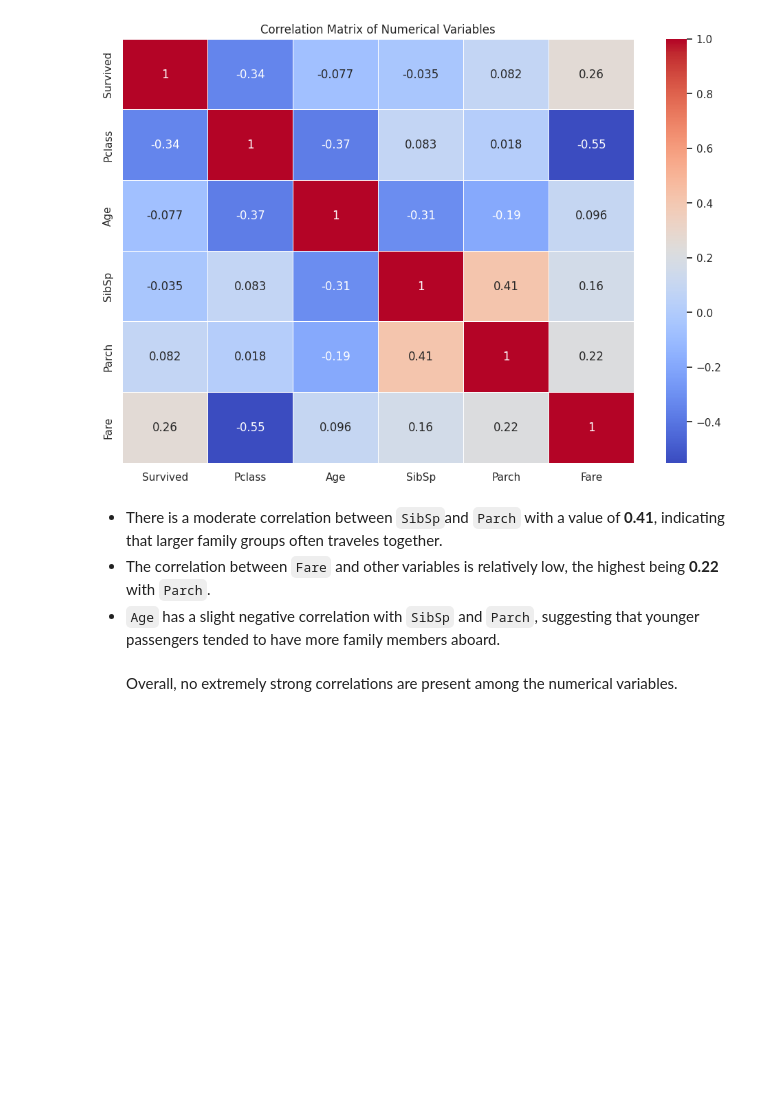
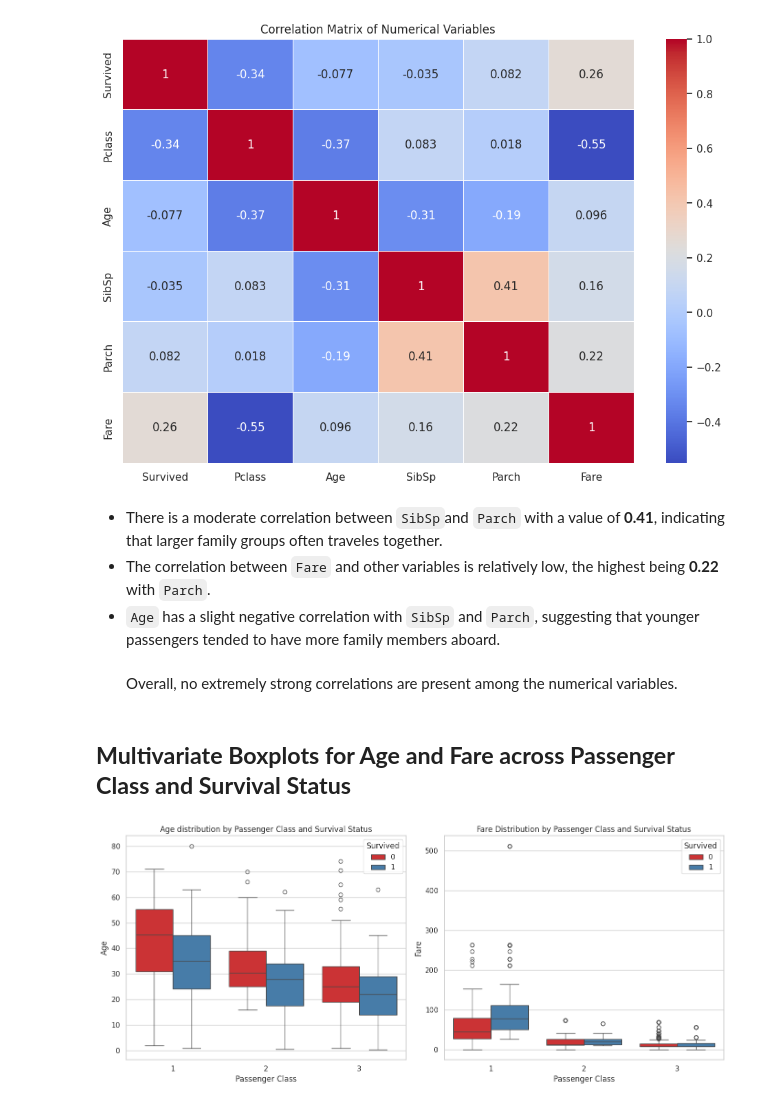
Before and after one commit to StacyChebet/Titanic-Machine-Learning-from-Disaster, a Jupyter notebook: Titanic_Machine_Learning_from_Disaster.ipynb, the cells around one changed output. Cells and saved outputs as stored; diff of their text form; code cells hidden in the pictures; blank space fills up the shorter version.

Commit message:
Created boxplots to analyze the relationships between Pclass and age, Pclass and fare, against survival

```diff
--- a/Titanic_Machine_Learning_from_Disaster.ipynb
+++ b/Titanic_Machine_Learning_from_Disaster.ipynb
@@ -504,3 +504,26 @@ plt.show()
 - The correlation between `Fare` and other variables is relatively low, the highest being **0.22** with `Parch`.
 - `Age` has a slight negative correlation with `SibSp` and `Parch`, suggesting that younger passengers tended to have more family members aboard. <br><br>
 Overall, no extremely strong correlations are present among the numerical variables.
+# %% [markdown]
+## **Multivariate Boxplots for Age and Fare across Passenger Class and Survival Status**
+# %%
+plt.figure (figsize=(14,6))
+
+#Boxplot for Age
+plt.subplot(1,2,1)
+sns.boxplot(x='Pclass', y='Age', hue='Survived', data=df, palette='Set1')
+plt.title('Age distribution by Passenger Class and Survival Status')
+plt.xlabel('Passenger Class')
+plt.ylabel('Age')
+
+#Boxplot for Fare
+plt.subplot(1,2,2)
+sns.boxplot(x='Pclass', y='Fare', hue='Survived', data=df, palette='Set1')
+plt.title('Fare Distribution by Passenger Class and Survival Status')
+plt.xlabel('Passenger Class')
+plt.ylabel('Fare')
+
+plt.tight_layout()
+plt.show()
+# %% [output]
+[figure, added]
```
Also changed, not shown: parts of 1 cell of this notebook.
